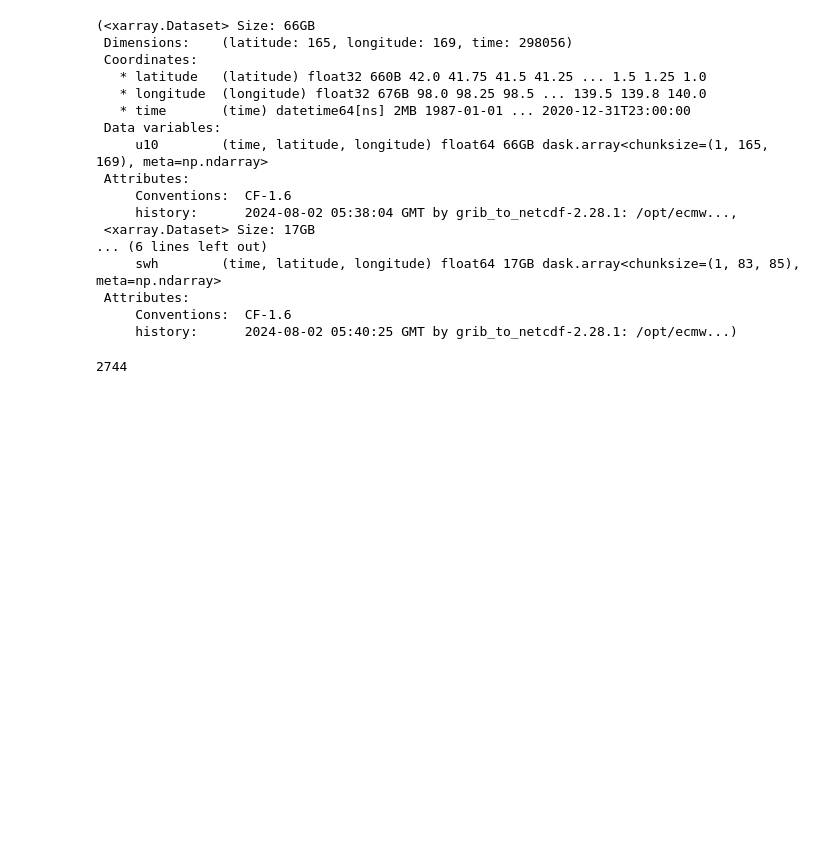
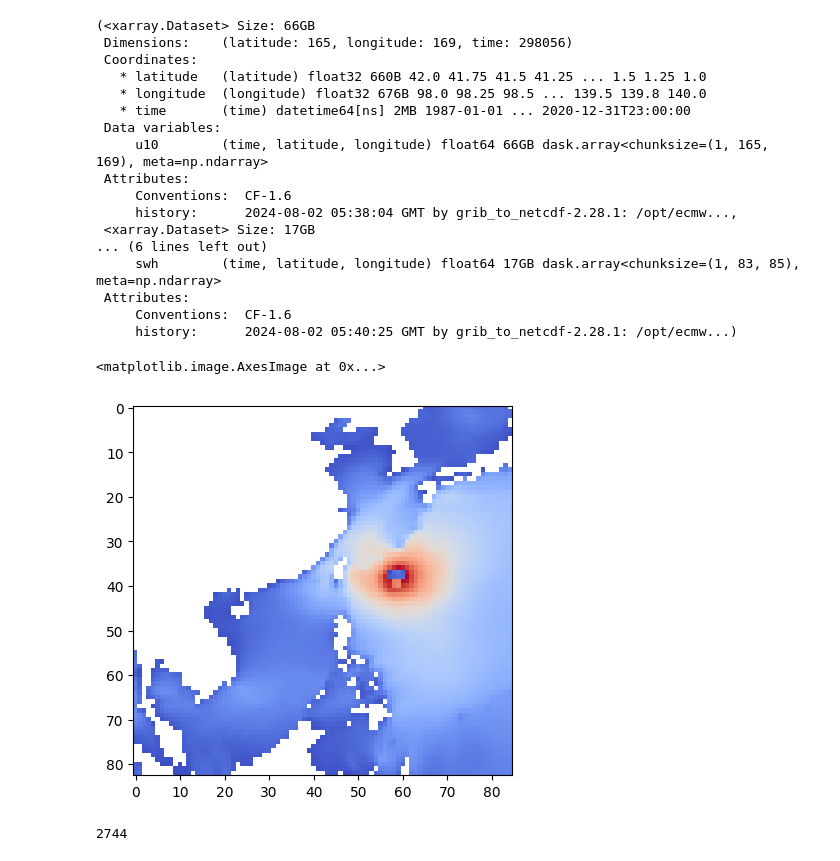
Before and after one commit to qpvvc/modulus, a Jupyter notebook: examples/weather/dataset_download/read_zarr_plot.ipynb, the cells around one changed output. Cells and saved outputs as stored; diff of their text form; code cells hidden in the pictures; blank space fills up the shorter version.

```diff
--- a/examples/weather/dataset_download/read_zarr_plot.ipynb
+++ b/examples/weather/dataset_download/read_zarr_plot.ipynb
@@ -102,6 +94,12 @@ u10,hs
 # %%
 u10_selected =u10['u10'].sel(time="2015-09-27T04:00:00", method="nearest").compute()
 hs_selected = hs['swh'].sel(time="2015-09-27T04:00:00", method="nearest").compute()
+# %%
+plt.clf()
+plt.imshow(hs_selected, cmap='coolwarm')
+# %% [output]
+<matplotlib.image.AxesImage at 0x...>
+[figure, added]
 # %%
 np.isnan(hs['swh'][0]).compute().sum().item()
 # %% [output]
```
Also changed, not shown: parts of 1 cell of this notebook, 14 other files.
